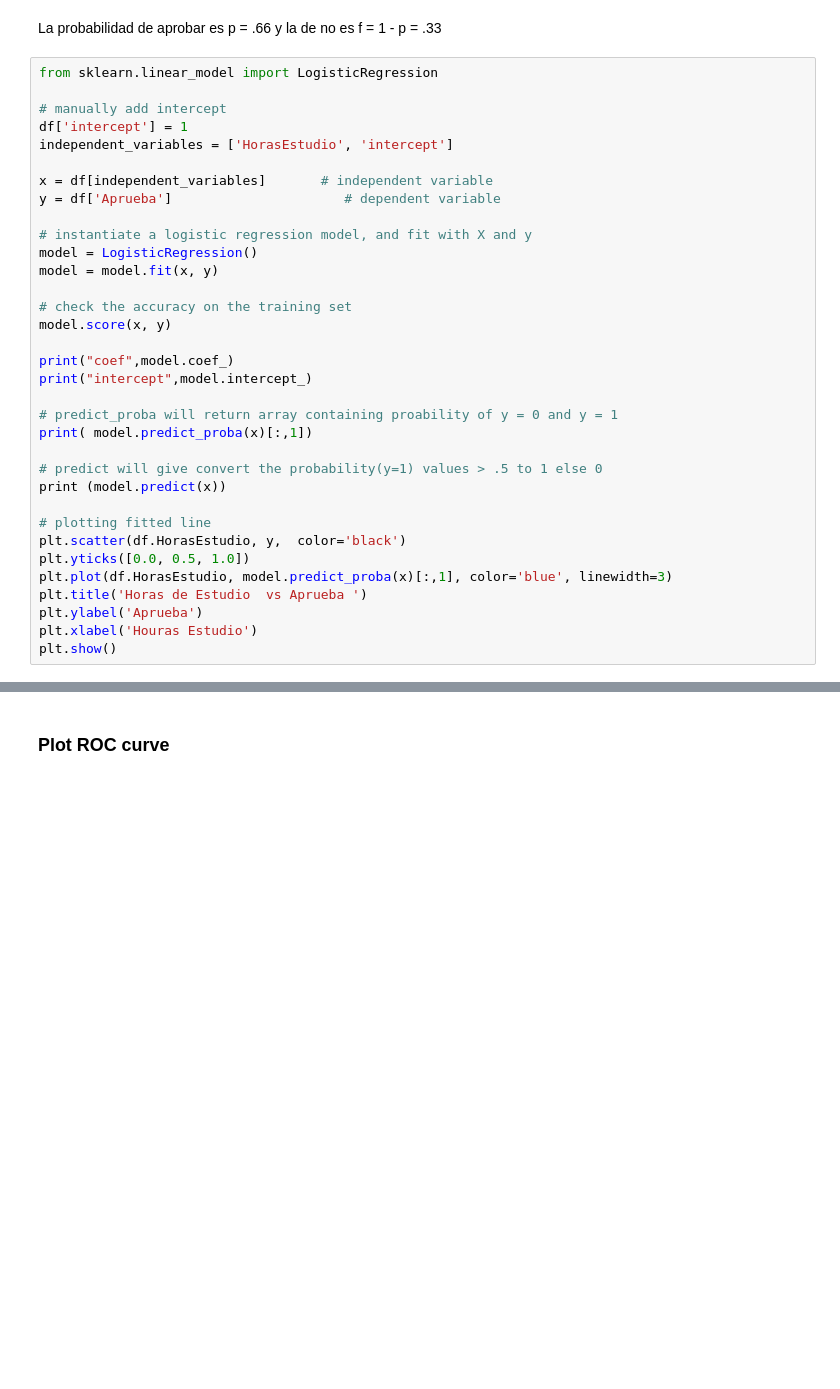
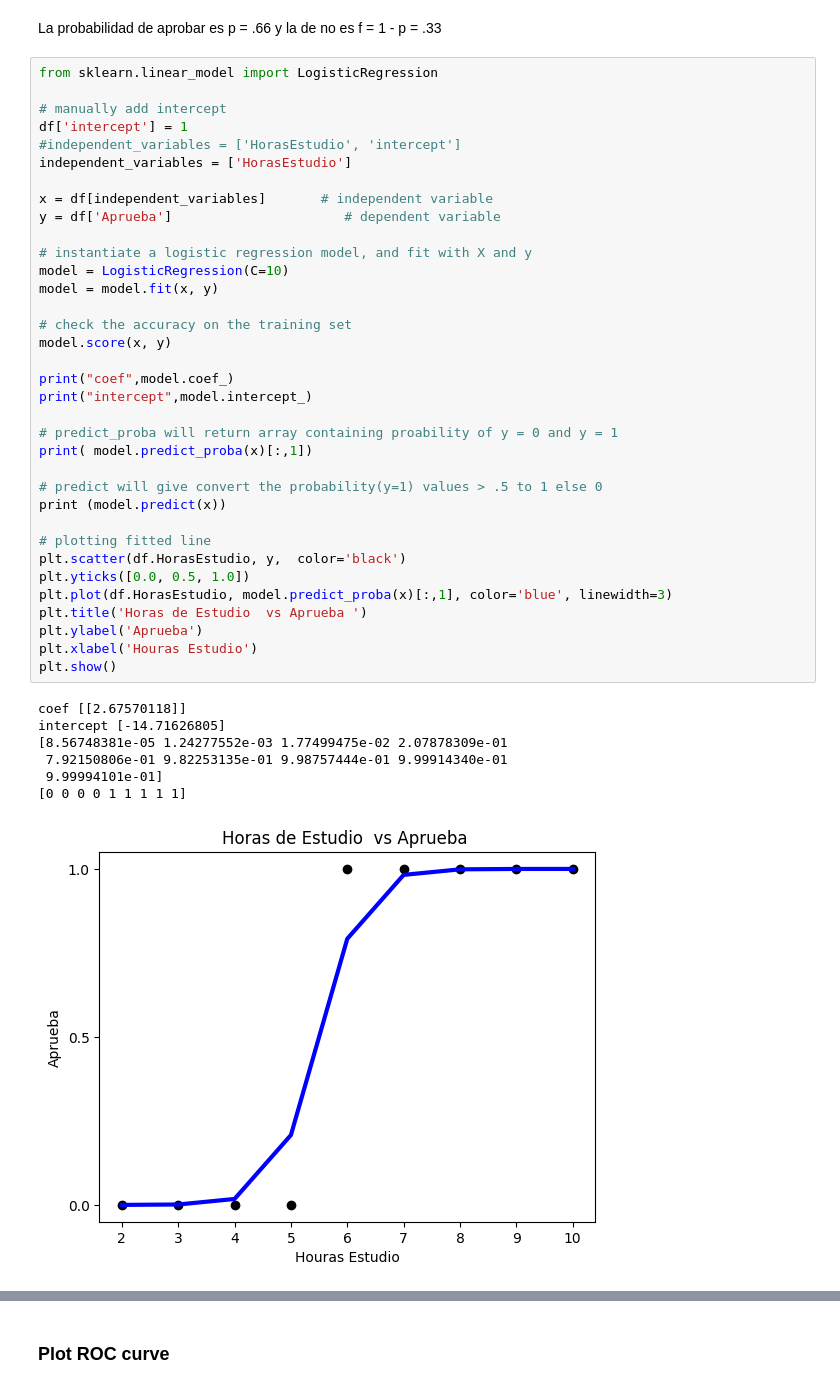
Before and after one commit to gachet/ad-1-24, a Jupyter notebook: LOG/Ejer1_LR.ipynb, the cells around one changed output, grey strips where cells are left out. Saved outputs shown, nothing was run; the diff lists cells and outputs as text; blank space fills up the shorter version.

```diff
--- a/LOG/Ejer1_LR.ipynb
+++ b/LOG/Ejer1_LR.ipynb
@@ -93,35 +96,44 @@ from sklearn.linear_model import LogisticRegression
 
 # manually add intercept
 df['intercept'] = 1
-independent_variables = ['HorasEstudio', 'intercept']
+#independent_variables = ['HorasEstudio', 'intercept']
+independent_variables = ['HorasEstudio']
 
 x = df[independent_variables]       # independent variable
 y = df['Aprueba']                      # dependent variable
 
 # instantiate a logistic regression model, and fit with X and y
-model = LogisticRegression()
+model = LogisticRegression(C=10)
 model = model.fit(x, y)
 
 # check the accuracy on the training set
 model.score(x, y)
 
 print("coef",model.coef_)
 print("intercept",model.intercept_)
 
 # predict_proba will return array containing proability of y = 0 and y = 1
 print( model.predict_proba(x)[:,1])
 
 # predict will give convert the probability(y=1) values > .5 to 1 else 0
 print (model.predict(x))
 
 # plotting fitted line
 plt.scatter(df.HorasEstudio, y,  color='black')
 plt.yticks([0.0, 0.5, 1.0])
 plt.plot(df.HorasEstudio, model.predict_proba(x)[:,1], color='blue', linewidth=3)
 plt.title('Horas de Estudio  vs Aprueba ')
 plt.ylabel('Aprueba')
 plt.xlabel('Houras Estudio')
 plt.show()
+# %% [output]
+coef [[2.67570118]]
+intercept [-14.71626805]
+[8.56748381e-05 1.24277552e-03 1.77499475e-02 2.07878309e-01
+ 7.92150806e-01 9.82253135e-01 9.98757444e-01 9.99914340e-01
+ 9.99994101e-01]
+[0 0 0 0 1 1 1 1 1]
+[figure, added]
 # %%
 from sklearn import metrics
 
```
Also changed, not shown: parts of 3 cells of this notebook.
